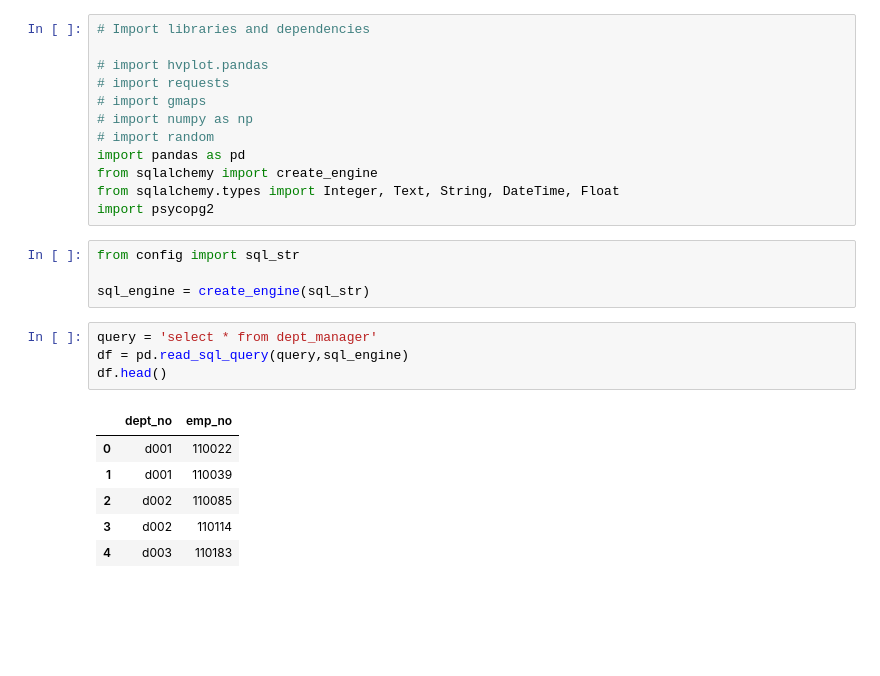
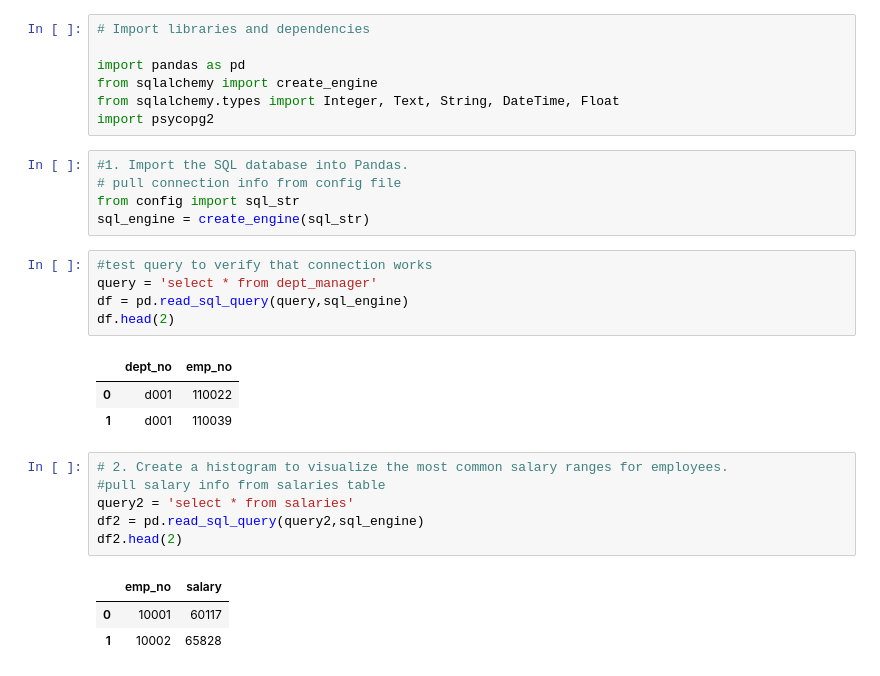
Before and after one commit to ChristyGruen/sql-challenge, a Jupyter notebook: EmployeeSQL/sql_challenge_bonus.ipynb, the cells around one changed output. Drawn from its saved outputs; the diff is of its cells as text; blank space fills up the shorter version.

```diff
--- a/EmployeeSQL/sql_challenge_bonus.ipynb
+++ b/EmployeeSQL/sql_challenge_bonus.ipynb
@@ -1,27 +21,31 @@
 # %%
 # Import libraries and dependencies
 
-# import hvplot.pandas
-# import requests
-# import gmaps
-# import numpy as np
-# import random
 import pandas as pd
 from sqlalchemy import create_engine
 from sqlalchemy.types import Integer, Text, String, DateTime, Float
 import psycopg2
-# %%
-from config import sql_str
-
-sql_engine = create_engine(sql_str)
+# %%
+#1. Import the SQL database into Pandas.
+# pull connection info from config file
+from config import sql_str
+sql_engine = create_engine(sql_str)
 # %%
+#test query to verify that connection works
 query = 'select * from dept_manager'
 df = pd.read_sql_query(query,sql_engine)
-df.head()
+df.head(2)
 # %% [output]
 |  | dept_no | emp_no |
 | 0 | d001 | 110022 |
 | 1 | d001 | 110039 |
-| 2 | d002 | 110085 |
-| 3 | d002 | 110114 |
-| 4 | d003 | 110183 |
+# %%
+# 2. Create a histogram to visualize the most common salary ranges for employees.
+#pull salary info from salaries table
+query2 = 'select * from salaries'
+df2 = pd.read_sql_query(query2,sql_engine)
+df2.head(2)
+# %% [output]
+|  | emp_no | salary |
+| 0 | 10001 | 60117 |
+| 1 | 10002 | 65828 |
```
Also changed, not shown: parts of 6 cells of this notebook.
